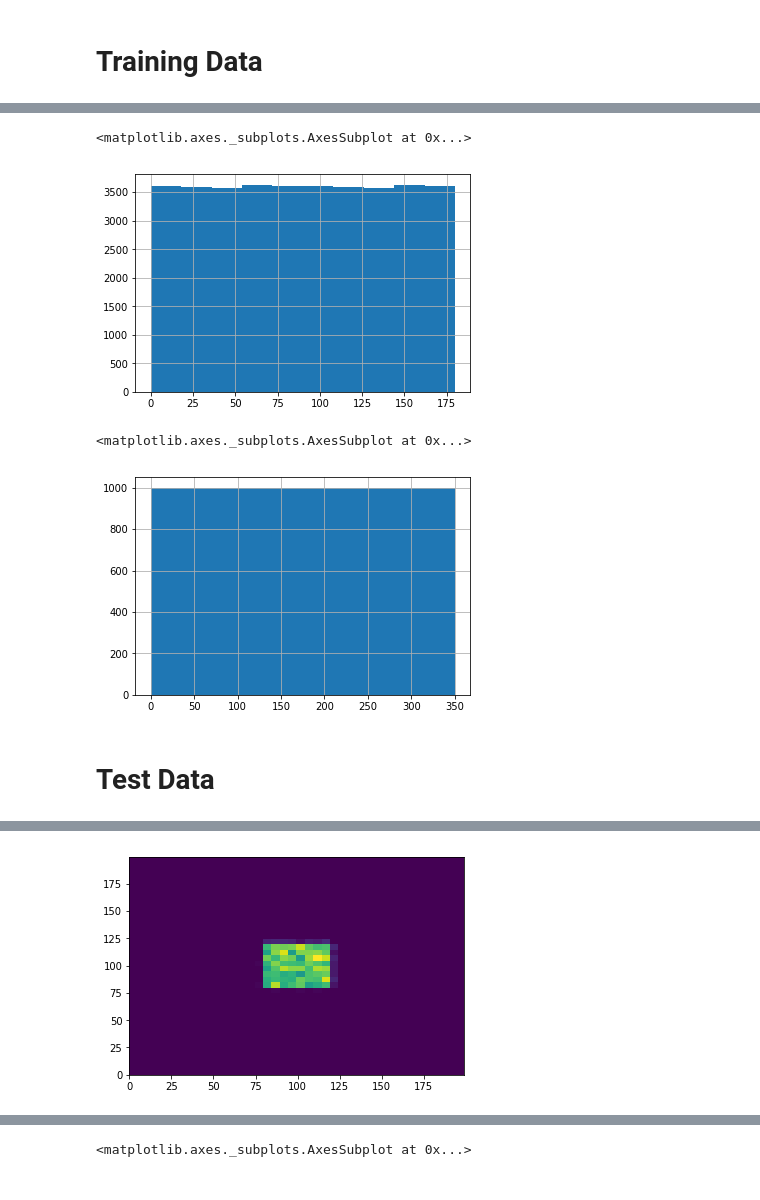
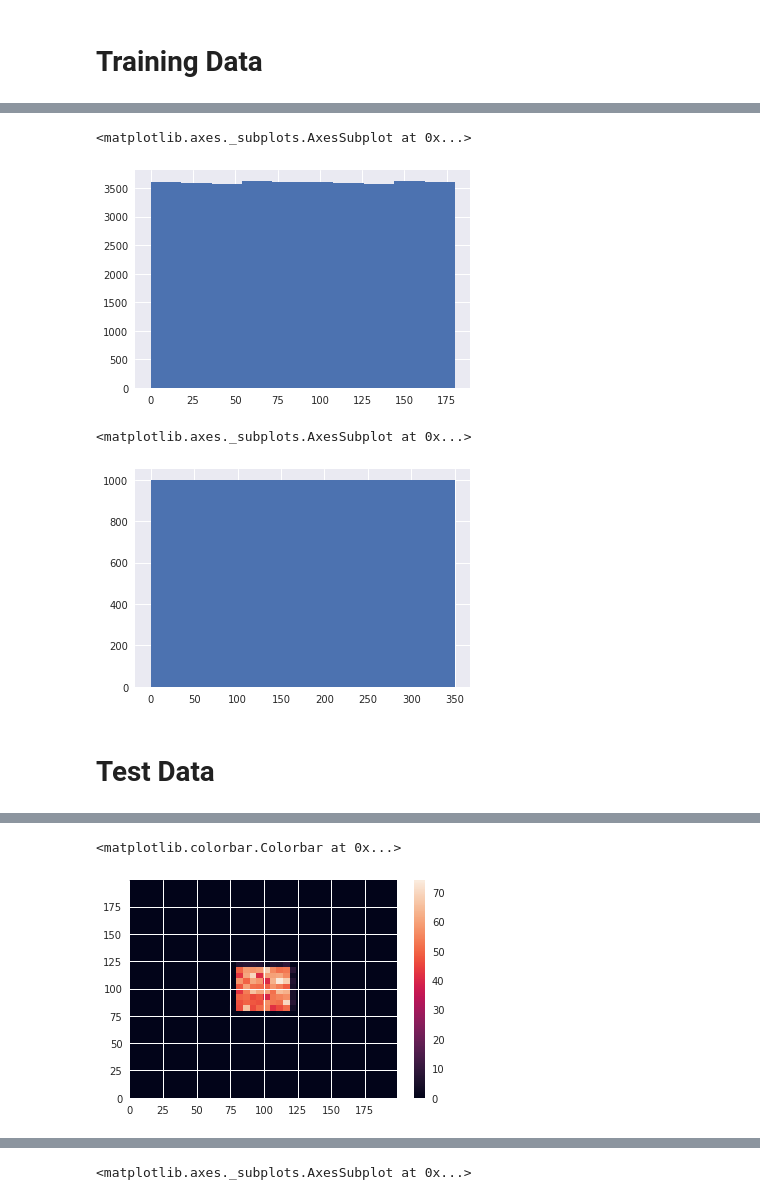
Before and after one commit to Flipajs/FERDA, a Jupyter notebook: experiments/interaction/dataset_1801_1k_36rot_single_evaluation.ipynb, the cells around one changed output, grey strips where cells are left out. Drawn from its saved outputs; the diff is of its cells as text; code cells hidden in the pictures.

```diff
--- a/experiments/interaction/dataset_1801_1k_36rot_single_evaluation.ipynb
+++ b/experiments/interaction/dataset_1801_1k_36rot_single_evaluation.ipynb
@@ -6,7 +14,9 @@ from imageio import imread
 import numpy as np
 import os
 import pandas as pd
-from scripts.CNN.train_interactions import COLUMNS, match_pred_to_gt, model
+import scripts.CNN.train_interactions as train_interactions
 import pandas as pd
-from scripts.CNN.interactions_results import toarray, tostruct
 from os.path import join
+import seaborn as sns
+sns.set()
+pd.set_option('precision', 2)
@@ -46,12 +56,12 @@ y_train['0_angle_deg'].hist()
 (y_train['0_angle_deg'] % 180).hist()
 # %% [output]
 <matplotlib.axes._subplots.AxesSubplot at 0x...>
-[figure, old version]
+[figure, new version]
 # %%
 y_train['augmentation_angle_deg'].hist(bins=36)
 # %% [output]
 <matplotlib.axes._subplots.AxesSubplot at 0x...>
-[figure, old version]
+[figure, new version]
 # %% [markdown]
 # Test Data
 # %%
@@ -68,8 +78,10 @@ y_test.describe()
 | max | 124.00 | 123.90 | 79.20 | 41.00 | 359.90 | 43322.00 | -1.0 | -1.0 | -1.0 | ... |
 # %%
 _ = plt.hist2d(y_test['0_x'], y_test['0_y'], bins=40, range=((0, 199), (0, 199)))
+plt.colorbar()
 # %% [output]
+<matplotlib.colorbar.Colorbar at 0x...>
-[figure, old version]
+[figure, new version]
 # %%
 y_test['0_angle_deg'].hist()
 # %% [output]
```
Also changed, not shown: parts of 7 cells of this notebook.
